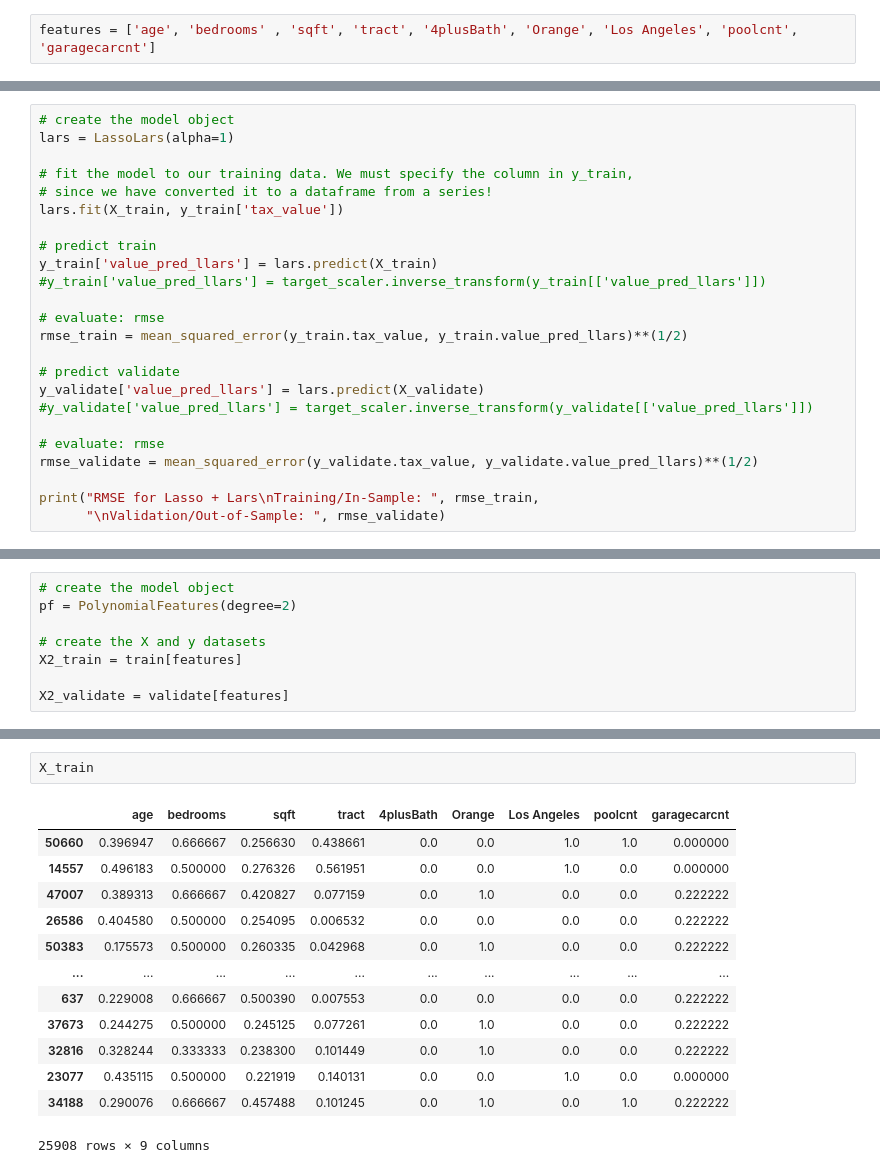
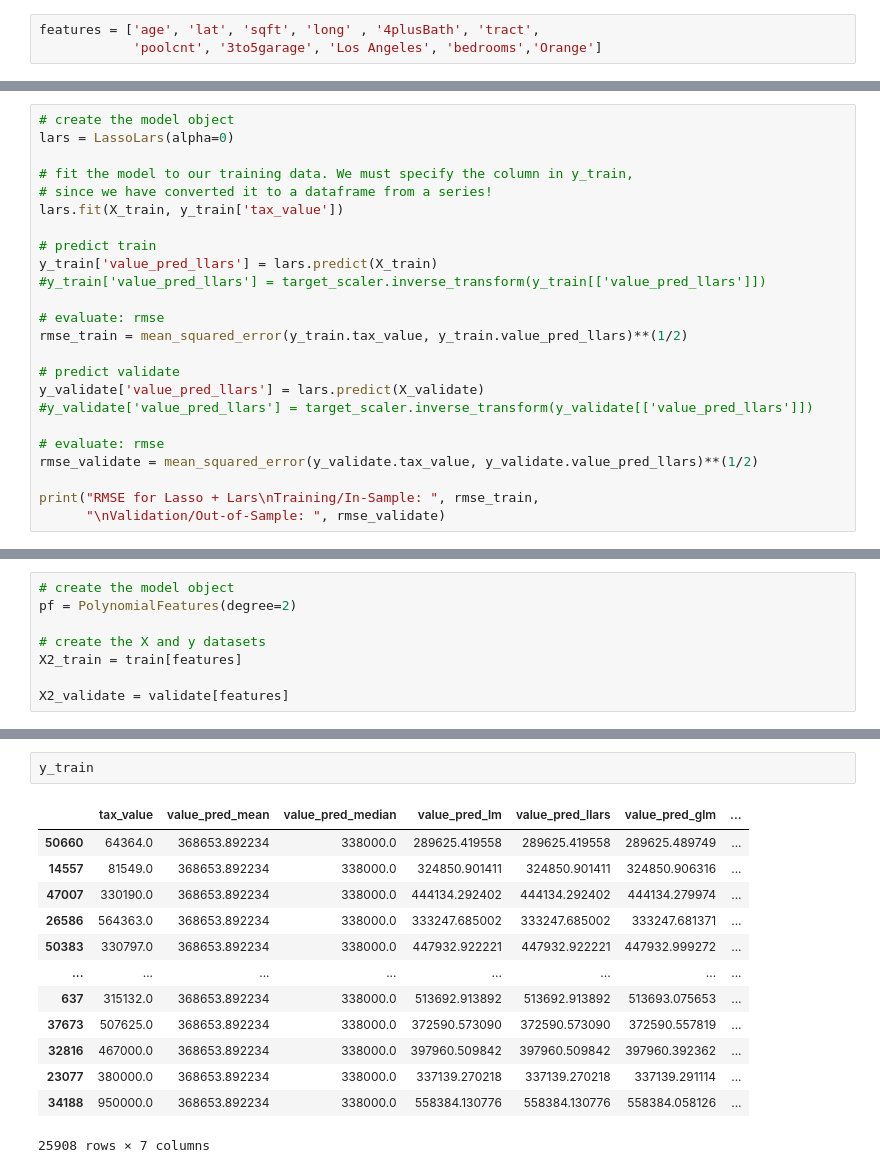
Before and after one commit to DanChurchill/regression_project_zillow, a Jupyter notebook: scale_test2.ipynb, the cells around one changed output, grey strips where cells are left out. Cells and saved outputs as stored; diff of their text form.

```diff
--- a/scale_test2.ipynb
+++ b/scale_test2.ipynb
@@ -44,7 +61,8 @@ train.describe().astype(int).T
 | 4plusBath | 25908 | 0 | 0 | 0 | 0 | 0 | 0 | 1 |
 | 3to5garage | 25908 | 0 | 0 | 0 | 0 | 0 | 0 | 1 |
 # %%
-features = ['age', 'bedrooms' , 'sqft', 'tract', '4plusBath', 'Orange', 'Los Angeles', 'poolcnt', 'garagecarcnt']
+features = ['age', 'lat', 'sqft', 'long' , '4plusBath', 'tract',
+            'poolcnt', '3to5garage', 'Los Angeles', 'bedrooms','Orange']
 # %%
 # create X and y
 X_train = train[features]
@@ -128,6 +146,6 @@ Validation/Out-of-Sample:  202743.27911783007
 # %%
 # create the model object
-lars = LassoLars(alpha=1)
+lars = LassoLars(alpha=0)
 
 # fit the model to our training data. We must specify the column in y_train,
 # since we have converted it to a dataframe from a series!
@@ -221,16 +239,16 @@ Validation/Out-of-Sample:  202743.27911783004
 # %%
-X_train
+y_train
 # %% [output]
-|  | age | bedrooms | sqft | tract | 4plusBath | Orange | Los Angeles | poolcnt | garagecarcnt |
-| 50660 | 0.396947 | 0.666667 | 0.256630 | 0.438661 | 0.0 | 0.0 | 1.0 | 1.0 | 0.000000 |
-| 14557 | 0.496183 | 0.500000 | 0.276326 | 0.561951 | 0.0 | 0.0 | 1.0 | 0.0 | 0.000000 |
-| 47007 | 0.389313 | 0.666667 | 0.420827 | 0.077159 | 0.0 | 1.0 | 0.0 | 0.0 | 0.222222 |
-| 26586 | 0.404580 | 0.500000 | 0.254095 | 0.006532 | 0.0 | 0.0 | 0.0 | 0.0 | 0.222222 |
-| 50383 | 0.175573 | 0.500000 | 0.260335 | 0.042968 | 0.0 | 1.0 | 0.0 | 0.0 | 0.222222 |
-| ... | ... | ... | ... | ... | ... | ... | ... | ... | ... |
-| 637 | 0.229008 | 0.666667 | 0.500390 | 0.007553 | 0.0 | 0.0 | 0.0 | 0.0 | 0.222222 |
-| 37673 | 0.244275 | 0.500000 | 0.245125 | 0.077261 | 0.0 | 1.0 | 0.0 | 0.0 | 0.222222 |
-| 32816 | 0.328244 | 0.333333 | 0.238300 | 0.101449 | 0.0 | 1.0 | 0.0 | 0.0 | 0.222222 |
-| 23077 | 0.435115 | 0.500000 | 0.221919 | 0.140131 | 0.0 | 0.0 | 1.0 | 0.0 | 0.000000 |
-| 34188 | 0.290076 | 0.666667 | 0.457488 | 0.101245 | 0.0 | 1.0 | 0.0 | 1.0 | 0.222222 |
+|  | tax_value | value_pred_mean | value_pred_median | value_pred_lm | value_pred_llars | value_pred_glm | ... |
+| 50660 | 64364.0 | 368653.892234 | 338000.0 | 289625.419558 | 289625.419558 | 289625.489749 | ... |
+| 14557 | 81549.0 | 368653.892234 | 338000.0 | 324850.901411 | 324850.901411 | 324850.906316 | ... |
+| 47007 | 330190.0 | 368653.892234 | 338000.0 | 444134.292402 | 444134.292402 | 444134.279974 | ... |
+| 26586 | 564363.0 | 368653.892234 | 338000.0 | 333247.685002 | 333247.685002 | 333247.681371 | ... |
+| 50383 | 330797.0 | 368653.892234 | 338000.0 | 447932.922221 | 447932.922221 | 447932.999272 | ... |
+| ... | ... | ... | ... | ... | ... | ... | ... |
+| 637 | 315132.0 | 368653.892234 | 338000.0 | 513692.913892 | 513692.913892 | 513693.075653 | ... |
+| 37673 | 507625.0 | 368653.892234 | 338000.0 | 372590.573090 | 372590.573090 | 372590.557819 | ... |
+| 32816 | 467000.0 | 368653.892234 | 338000.0 | 397960.509842 | 397960.509842 | 397960.392362 | ... |
+| 23077 | 380000.0 | 368653.892234 | 338000.0 | 337139.270218 | 337139.270218 | 337139.291114 | ... |
+| 34188 | 950000.0 | 368653.892234 | 338000.0 | 558384.130776 | 558384.130776 | 558384.058126 | ... |
-25908 rows × 9 columns
+25908 rows × 7 columns
```
Also changed, not shown: parts of 20 cells of this notebook, 9 other files.
